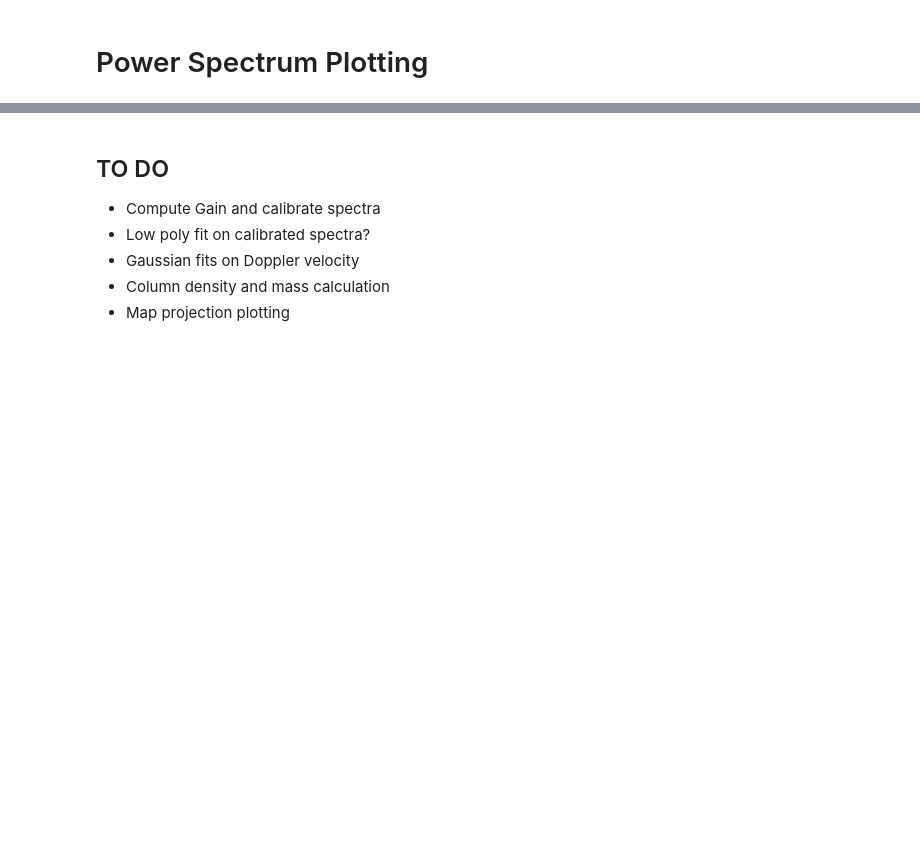
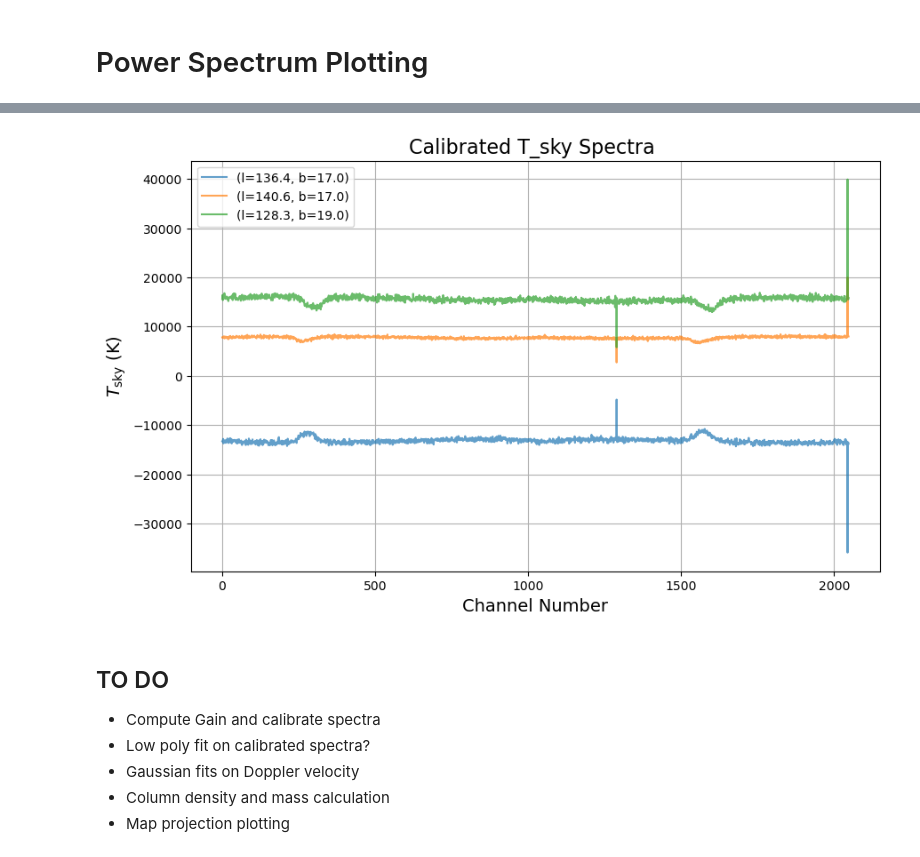
Before and after one commit to Brandon102002/ugastro, a Jupyter notebook: lab_4_analysis.ipynb, the cells around one changed output, grey strips where cells are left out. Drawn from its saved outputs; the diff is of its cells as text; code cells hidden in the pictures; blank space fills up the shorter version.

```diff
--- a/lab_4_analysis.ipynb
+++ b/lab_4_analysis.ipynb
@@ -322,3 +467,49 @@ plot_lineshapes(online_offline_data, title_extra="(Normal Observations)")
+# %%
+def plot_calibrated_tsky(data_dict, points_to_plot, velocity_axis=None, xlim=None, ylim=None, title_extra=""):
+    """
+    Plot calibrated T_sky line shapes for given (l, b) points.
+
+    Parameters:
+    - data_dict: dict mapping (l, b) -> calibrated temperature array
+    - points_to_plot: list of (l, b) tuples to plot
+    - velocity_axis: np.ndarray of same length as line shapes, if you want to plot vs velocity (km/s)
+    - xlim, ylim: optional x and y axis limits
+    - title_extra: str, extra title text
+    """
+    plt.figure(figsize=(10, 6))
+
+    for l_b in points_to_plot:
+        if l_b not in data_dict:
+            print(f"Warning: (l, b) = {l_b} not found in data.")
+            continue
+
+        spectrum = data_dict[l_b]
+        label = f"(l={l_b[0]:.1f}, b={l_b[1]:.1f})"
+
+        if velocity_axis is not None:
+            plt.plot(velocity_axis, spectrum, label=label, alpha=0.7)
+            plt.xlabel("Velocity (km/s)", fontsize=14)
+        else:
+            plt.plot(spectrum, label=label, alpha=0.7)
+            plt.xlabel("Channel Number", fontsize=14)
+
+    plt.ylabel(r"$T_{\rm sky}$ (K)", fontsize=14)
+    plt.xlim(xlim)
+    plt.ylim(ylim)
+    plt.title(f"Calibrated T_sky Spectra {title_extra}", fontsize=16)
+    plt.legend(fontsize=10)
+    plt.grid()
+    plt.show()
+
+points_to_plot = [
+    (136.371, 17),
+    (140.554, 17),
+    (128.268, 19)
+]
+
+plot_calibrated_tsky(T_sky, points_to_plot)
+# %% [output]
+[figure, added]
 # %% [markdown]
 ## TO DO
 - Compute Gain and calibrate spectra
```
Also changed, not shown: parts of 7 cells of this notebook.
